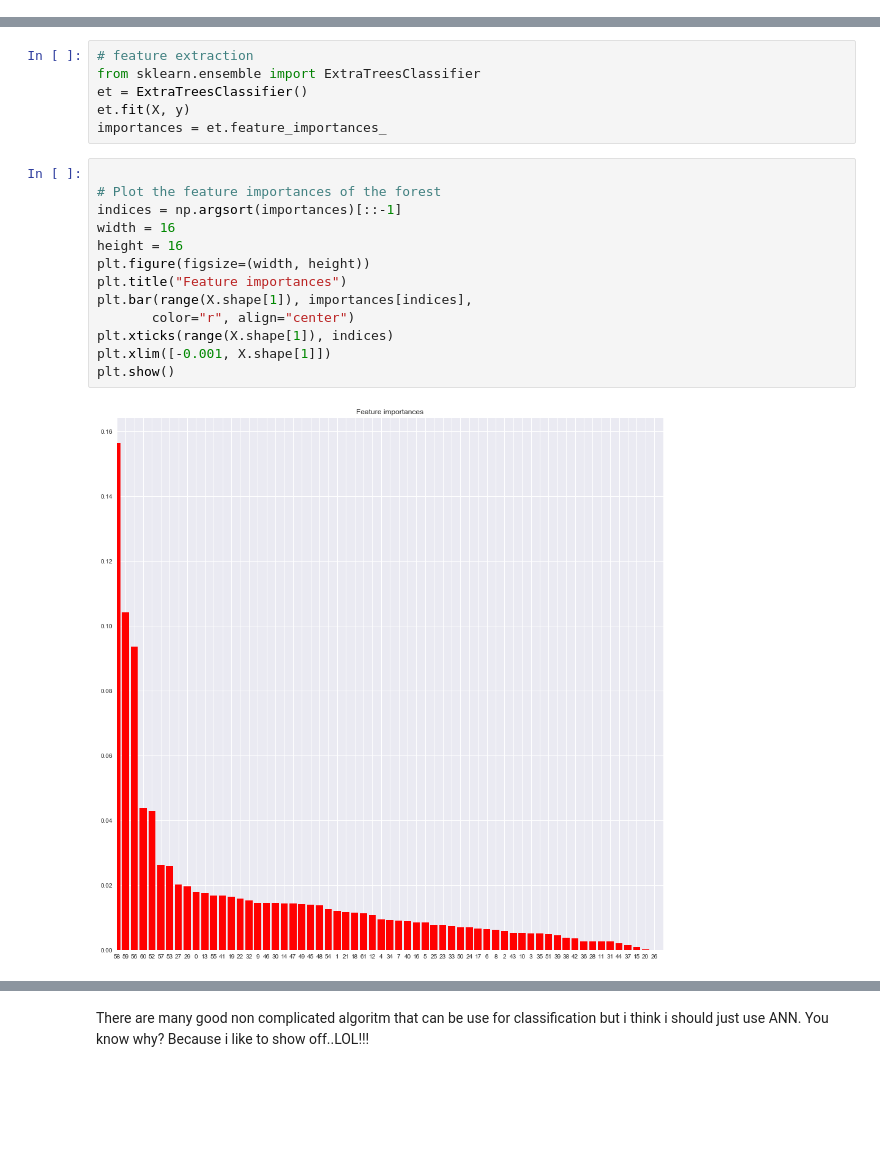
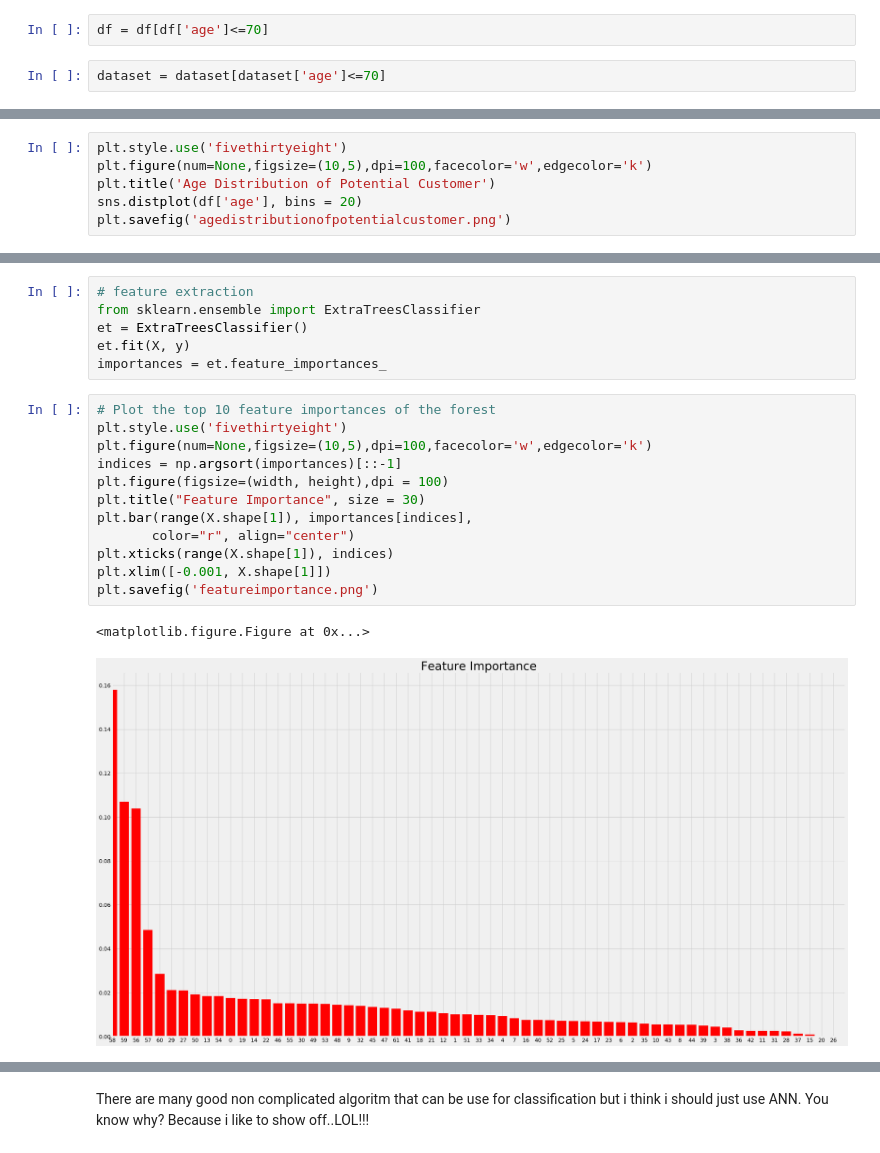
Before and after one commit to faizalazman/Bank-Telemarketing-Classification, a Jupyter notebook: Telemarketing Data Analysis.ipynb, the cells around one changed output, grey strips where cells are left out. Drawn from its saved outputs; the diff is of its cells as text; blank space fills up the shorter version.

```diff
--- a/Telemarketing Data Analysis.ipynb
+++ b/Telemarketing Data Analysis.ipynb
@@ -16,3 +23,7 @@ df = dataset.iloc[:,:]
+# %%
+df = df[df['age']<=70]
+# %%
+dataset = dataset[dataset['age']<=70]
 # %%
 # Data for classification is kept separated
 X = dataset.iloc[:, :-1]
@@ -120,2 +97,8 @@ df.loc[df['age'] > 80]
 # %% [markdown]
 Well it does make sense
+# %%
+plt.style.use('fivethirtyeight')
+plt.figure(num=None,figsize=(10,5),dpi=100,facecolor='w',edgecolor='k')
+plt.title('Age Distribution of Potential Customer')
+sns.distplot(df['age'], bins = 20)
+plt.savefig('agedistributionofpotentialcustomer.png')
@@ -290,20 +232,20 @@ et = ExtraTreesClassifier()
 et.fit(X, y)
 importances = et.feature_importances_
 # %%
-
-# Plot the feature importances of the forest
+# Plot the top 10 feature importances of the forest
+plt.style.use('fivethirtyeight')
+plt.figure(num=None,figsize=(10,5),dpi=100,facecolor='w',edgecolor='k')
 indices = np.argsort(importances)[::-1]
-width = 16
-height = 16
-plt.figure(figsize=(width, height))
-plt.title("Feature importances")
+plt.figure(figsize=(width, height),dpi = 100)
+plt.title("Feature Importance", size = 30)
 plt.bar(range(X.shape[1]), importances[indices],
        color="r", align="center")
 plt.xticks(range(X.shape[1]), indices)
 plt.xlim([-0.001, X.shape[1]])
-plt.show()
+plt.savefig('featureimportance.png')
 # %% [output]
+<matplotlib.figure.Figure at 0x...>
-[figure, old version]
+[figure, new version]
 # %%
 # Making imbalanced
 
```
Also changed, not shown: parts of 24 cells of this notebook, 5 other files.
